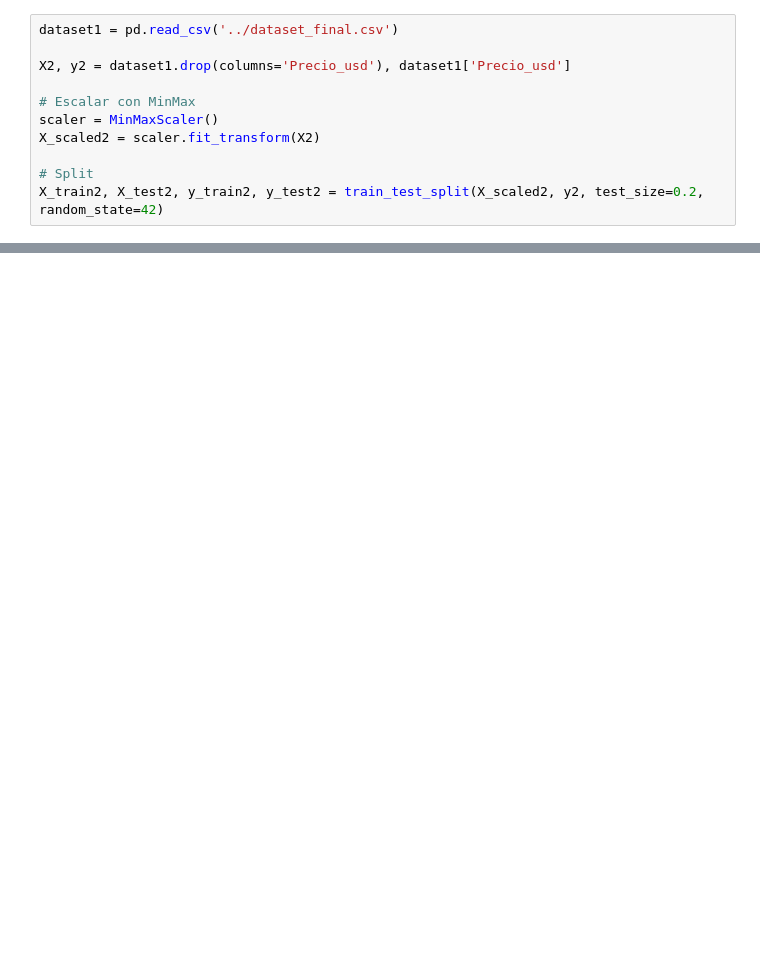
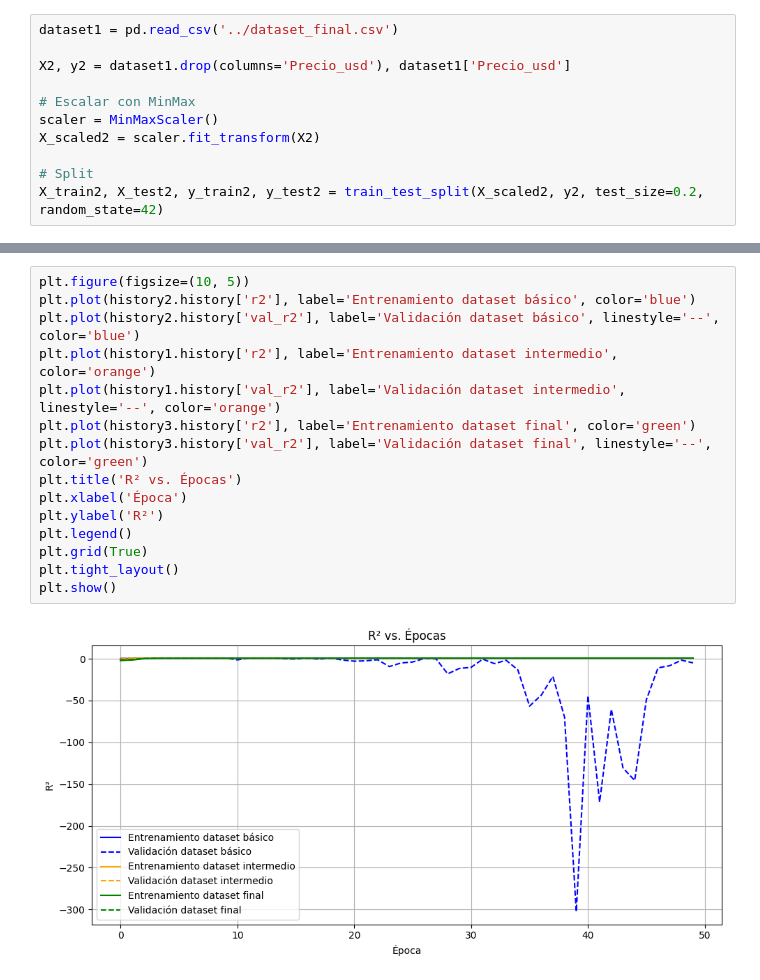
Before and after one commit to matilein/ProyectoML, a Jupyter notebook: entrenamientos_df_intermedio/MLP.ipynb, the cells around one changed output, grey strips where cells are left out. Drawn from its saved outputs; the diff is of its cells as text; blank space fills up the shorter version.

```diff
--- a/entrenamientos_df_intermedio/MLP.ipynb
+++ b/entrenamientos_df_intermedio/MLP.ipynb
@@ -385,0 +399,17 @@ plt.show()
+# %%
+plt.figure(figsize=(10, 5))
+plt.plot(history2.history['r2'], label='Entrenamiento dataset básico', color='blue')
+plt.plot(history2.history['val_r2'], label='Validación dataset básico', linestyle='--', color='blue')
+plt.plot(history1.history['r2'], label='Entrenamiento dataset intermedio', color='orange')
+plt.plot(history1.history['val_r2'], label='Validación dataset intermedio', linestyle='--', color='orange')
+plt.plot(history3.history['r2'], label='Entrenamiento dataset final', color='green')
+plt.plot(history3.history['val_r2'], label='Validación dataset final', linestyle='--', color='green')
+plt.title('R² vs. Épocas')
+plt.xlabel('Época')
+plt.ylabel('R²')
+plt.legend()
+plt.grid(True)
+plt.tight_layout()
+plt.show()
+# %% [output]
+[figure, added]
```
Also changed, not shown: parts of 11 cells of this notebook, 3 other files.
